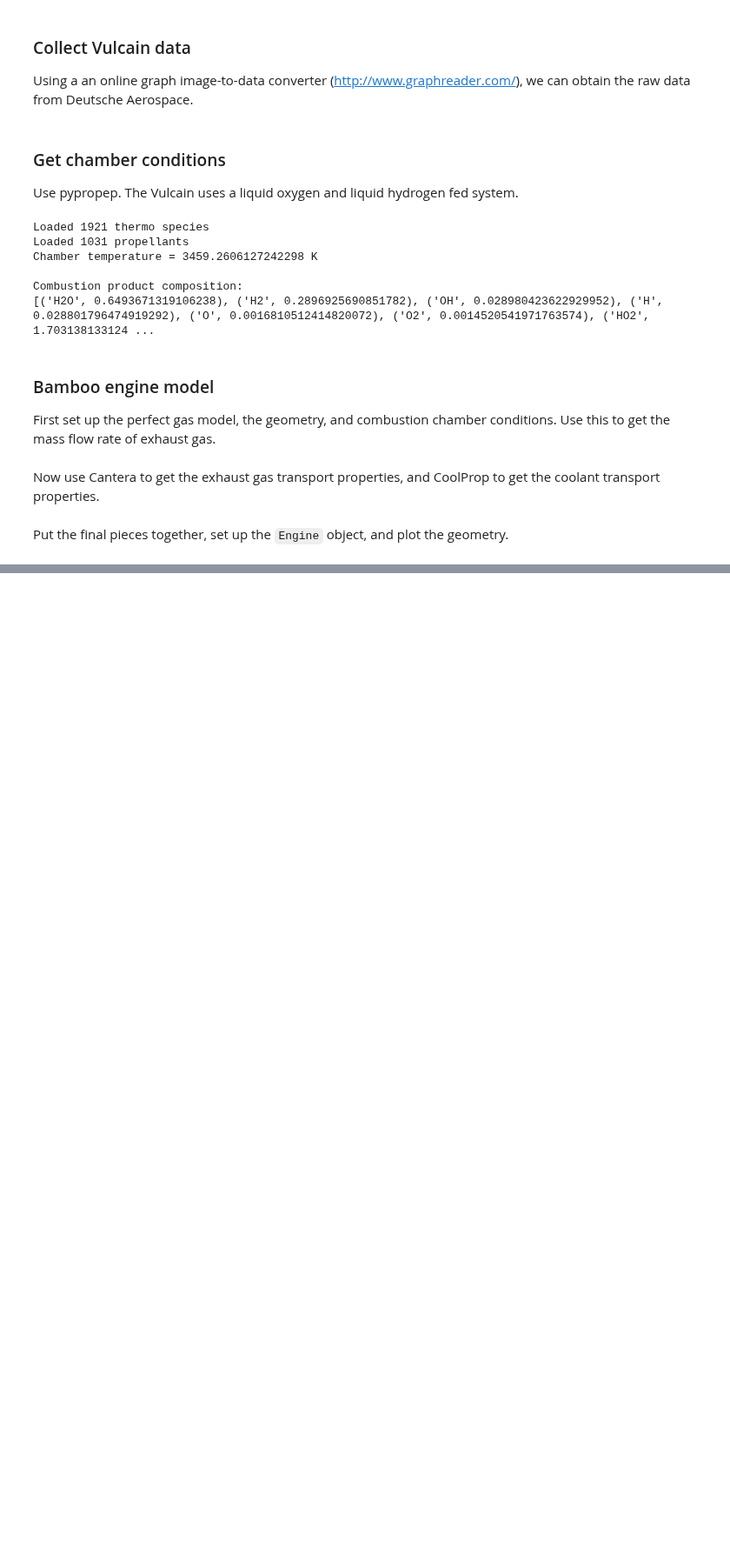
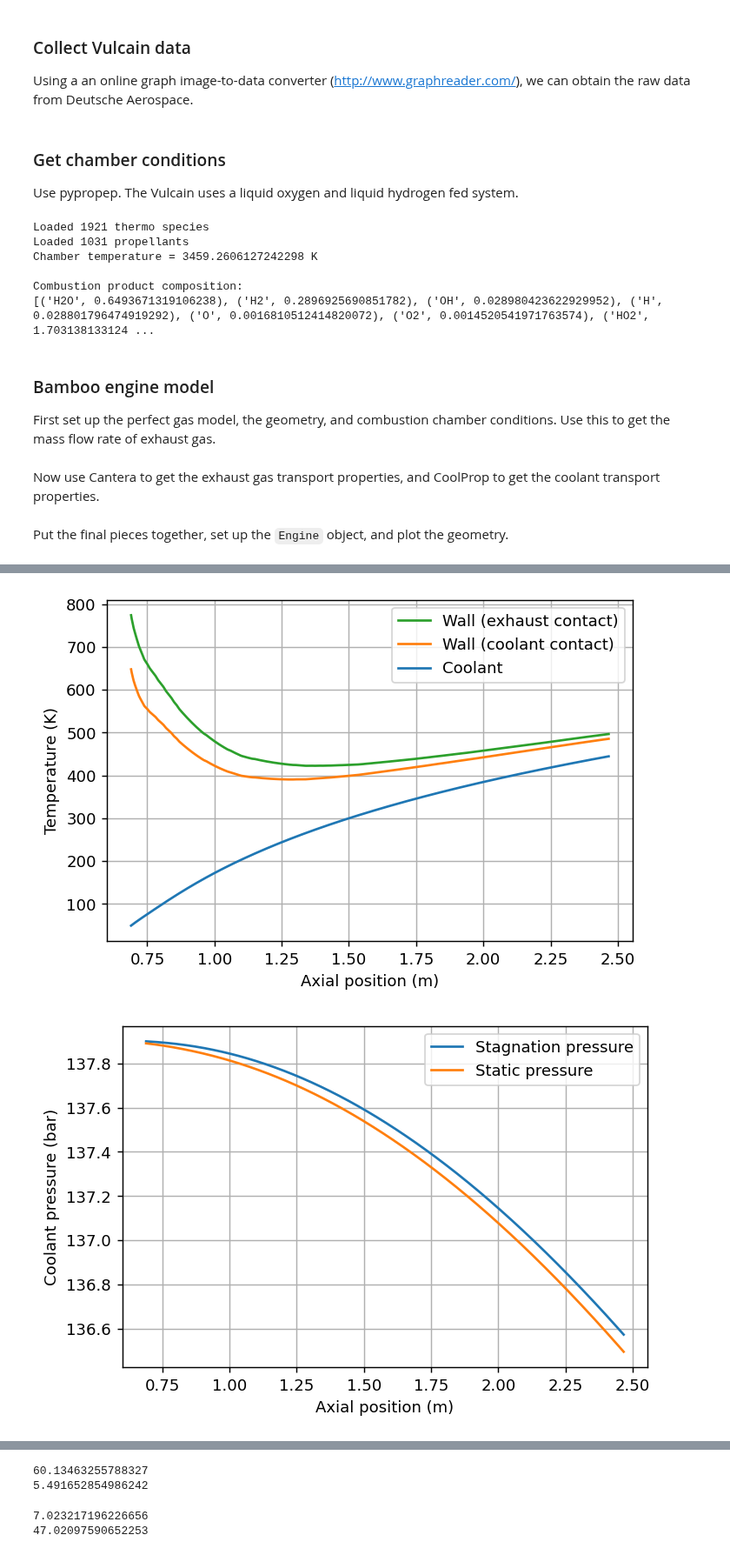
Before and after one commit to cuspaceflight/bamboo, a Jupyter notebook: validation/Vulcain Nozzle Extension.ipynb, the cells around one changed output, grey strips where cells are left out. Shown at 87% size. Cells and saved outputs as stored; diff of their text form; code cells hidden in the pictures; blank space fills up the shorter version.

```diff
--- a/validation/Vulcain Nozzle Extension.ipynb
+++ b/validation/Vulcain Nozzle Extension.ipynb
@@ -236,0 +240,7 @@ Percentage error in coolant exit temperature = 75.42%
+# %%
+bam.plot.plot_temperatures(bamboo_data, only_indexes = [0,1,2])
+bam.plot.plot_jacket_pressure(bamboo_data)
+bam.plot.plot_coolant_velocity(bamboo_data)
+# %% [output]
+[figure, added]
+[figure, added]
@@ -236,0 +248,12 @@ Percentage error in coolant exit temperature = 75.42%
+# %%
+print(bamboo_data["rho_coolant"][0])
+print(bamboo_data["V_coolant"][0])
+# %% [output]
+60.13463255788327
+5.491652854986242
+# %%
+print(bamboo_data["rho_coolant"][-1])
+print(bamboo_data["V_coolant"][-1])
+# %% [output]
+7.023217196226656
+47.02097590652253
```
Also changed, not shown: parts of 6 cells of this notebook, 2 other files.
